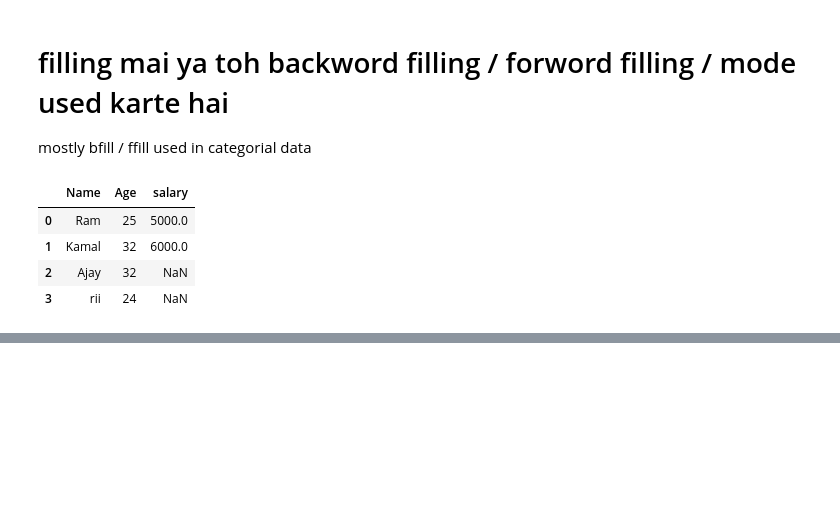
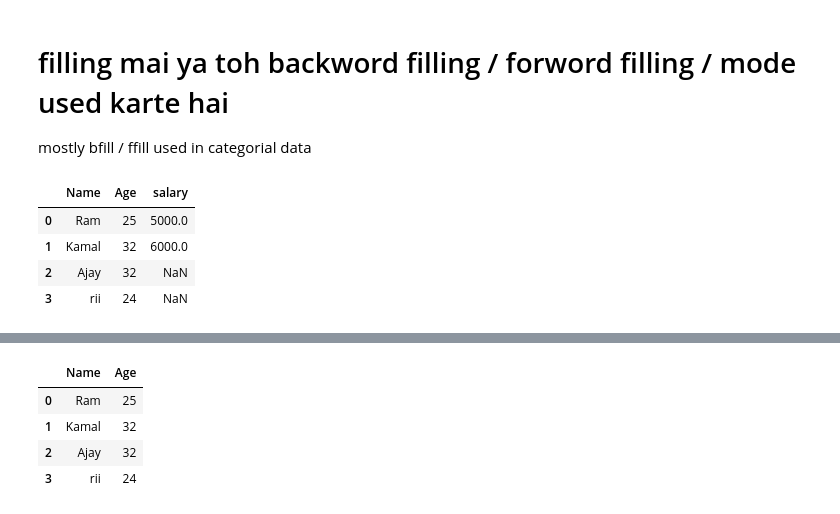
Before and after one commit to anjali801/Data-science-45-internship, a Jupyter notebook: Day22.ipynb, the cells around one changed output, grey strips where cells are left out. Saved outputs shown, nothing was run; the diff lists cells and outputs as text; code cells hidden in the pictures; blank space fills up the shorter version.

```diff
--- a/Day22.ipynb
+++ b/Day22.ipynb
@@ -273,0 +280,2 @@ df.fillna(method="bfill")                 # backword filling
+# %%
+df["Age"].fillna(df["Age"].mode() , inplace=True)
@@ -273,0 +297,8 @@ df.fillna(method="bfill")                 # backword filling
+# %%
+df.select_dtypes(include="object")                 #  all data mai se object type data aa jaye ga
+# %% [output]
+|  | Name | Age |
+| 0 | Ram | 25 |
+| 1 | Kamal | 32 |
+| 2 | Ajay | 32 |
+| 3 | rii | 24 |
```
Also changed, not shown: parts of 16 cells of this notebook.
